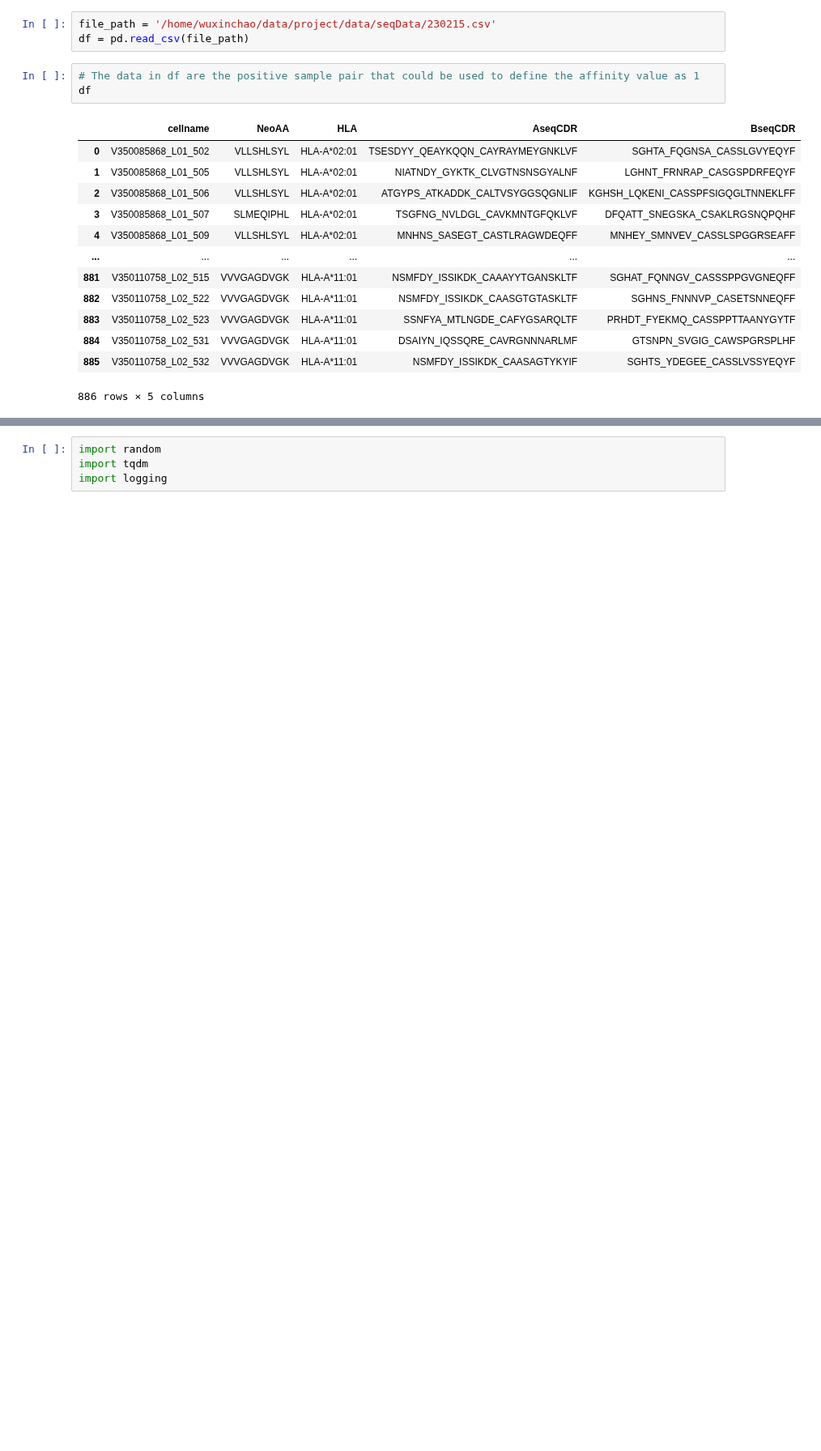
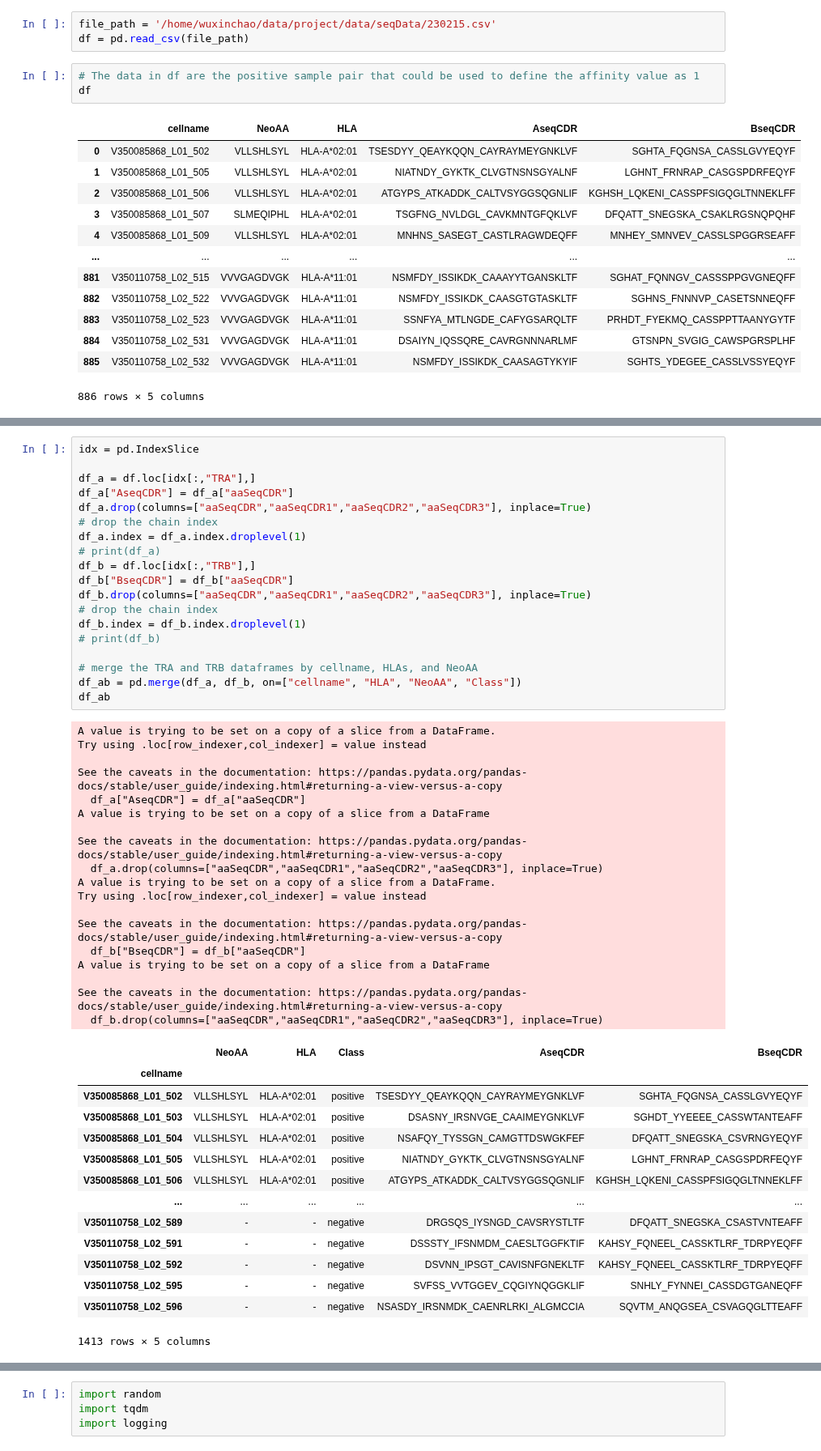
Before and after one commit to cb11711211/pMHC-TCR-binding-prediction, a Jupyter notebook: prediction_model/testing_diverse_model.ipynb, the cells around one changed output, grey strips where cells are left out. Shown at 81% size. Cells and saved outputs as stored; diff of their text form; blank space fills up the shorter version.

```diff
--- a/prediction_model/testing_diverse_model.ipynb
+++ b/prediction_model/testing_diverse_model.ipynb
@@ -325,0 +347,52 @@ df
+# %%
+idx = pd.IndexSlice
+
+df_a = df.loc[idx[:,"TRA"],]
+df_a["AseqCDR"] = df_a["aaSeqCDR"]
+df_a.drop(columns=["aaSeqCDR","aaSeqCDR1","aaSeqCDR2","aaSeqCDR3"], inplace=True)
+# drop the chain index
+df_a.index = df_a.index.droplevel(1)
+# print(df_a)
+df_b = df.loc[idx[:,"TRB"],]
+df_b["BseqCDR"] = df_b["aaSeqCDR"]
+df_b.drop(columns=["aaSeqCDR","aaSeqCDR1","aaSeqCDR2","aaSeqCDR3"], inplace=True)
+# drop the chain index
+df_b.index = df_b.index.droplevel(1)
+# print(df_b)
+
+# merge the TRA and TRB dataframes by cellname, HLAs, and NeoAA
+df_ab = pd.merge(df_a, df_b, on=["cellname", "HLA", "NeoAA", "Class"])
+df_ab
+# %% [output]
+A value is trying to be set on a copy of a slice from a DataFrame.
+Try using .loc[row_indexer,col_indexer] = value instead
+
+See the caveats in the documentation: https://pandas.pydata.org/pandas-docs/stable/user_guide/indexing.html#returning-a-view-versus-a-copy
+  df_a["AseqCDR"] = df_a["aaSeqCDR"]
+A value is trying to be set on a copy of a slice from a DataFrame
+
+See the caveats in the documentation: https://pandas.pydata.org/pandas-docs/stable/user_guide/indexing.html#returning-a-view-versus-a-copy
+  df_a.drop(columns=["aaSeqCDR","aaSeqCDR1","aaSeqCDR2","aaSeqCDR3"], inplace=True)
+A value is trying to be set on a copy of a slice from a DataFrame.
+Try using .loc[row_indexer,col_indexer] = value instead
+
+See the caveats in the documentation: https://pandas.pydata.org/pandas-docs/stable/user_guide/indexing.html#returning-a-view-versus-a-copy
+  df_b["BseqCDR"] = df_b["aaSeqCDR"]
+A value is trying to be set on a copy of a slice from a DataFrame
+
+See the caveats in the documentation: https://pandas.pydata.org/pandas-docs/stable/user_guide/indexing.html#returning-a-view-versus-a-copy
+  df_b.drop(columns=["aaSeqCDR","aaSeqCDR1","aaSeqCDR2","aaSeqCDR3"], inplace=True)
+|  | NeoAA | HLA | Class | AseqCDR | BseqCDR |
+| cellname |  |  |  |  |  |
+| V350085868_L01_502 | VLLSHLSYL | HLA-A*02:01 | positive | TSESDYY_QEAYKQQN_CAYRAYMEYGNKLVF | SGHTA_FQGNSA_CASSLGVYEQYF |
+| V350085868_L01_503 | VLLSHLSYL | HLA-A*02:01 | positive | DSASNY_IRSNVGE_CAAIMEYGNKLVF | SGHDT_YYEEEE_CASSWTANTEAFF |
+| V350085868_L01_504 | VLLSHLSYL | HLA-A*02:01 | positive | NSAFQY_TYSSGN_CAMGTTDSWGKFEF | DFQATT_SNEGSKA_CSVRNGYEQYF |
+| V350085868_L01_505 | VLLSHLSYL | HLA-A*02:01 | positive | NIATNDY_GYKTK_CLVGTNSNSGYALNF | LGHNT_FRNRAP_CASGSPDRFEQYF |
+| V350085868_L01_506 | VLLSHLSYL | HLA-A*02:01 | positive | ATGYPS_ATKADDK_CALTVSYGGSQGNLIF | KGHSH_LQKENI_CASSPFSIGQGLTNNEKLFF |
+| ... | ... | ... | ... | ... | ... |
+| V350110758_L02_589 | - | - | negative | DRGSQS_IYSNGD_CAVSRYSTLTF | DFQATT_SNEGSKA_CSASTVNTEAFF |
+| V350110758_L02_591 | - | - | negative | DSSSTY_IFSNMDM_CAESLTGGFKTIF | KAHSY_FQNEEL_CASSKTLRF_TDRPYEQFF |
+| V350110758_L02_592 | - | - | negative | DSVNN_IPSGT_CAVISNFGNEKLTF | KAHSY_FQNEEL_CASSKTLRF_TDRPYEQFF |
+| V350110758_L02_595 | - | - | negative | SVFSS_VVTGGEV_CQGIYNQGGKLIF | SNHLY_FYNNEI_CASSDGTGANEQFF |
+| V350110758_L02_596 | - | - | negative | NSASDY_IRSNMDK_CAENRLRKI_ALGMCCIA | SQVTM_ANQGSEA_CSVAGQGLTTEAFF |
+1413 rows × 5 columns
```
Also changed, not shown: parts of 8 cells of this notebook.
